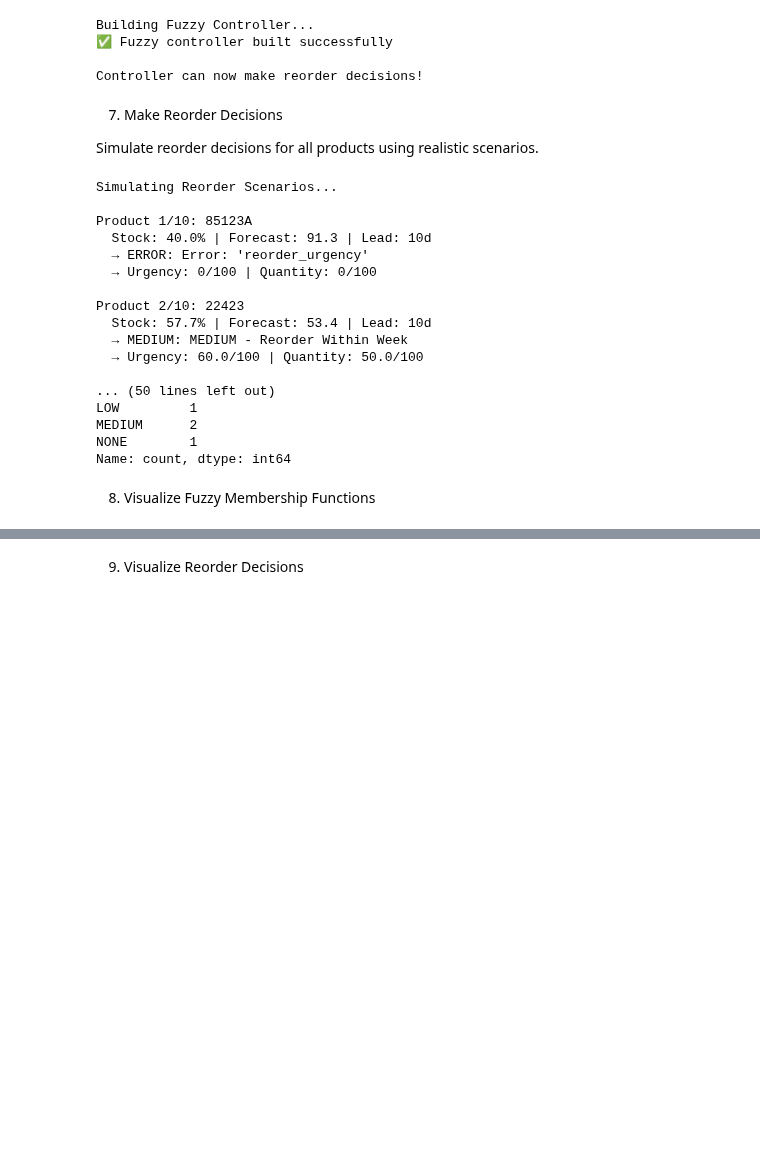
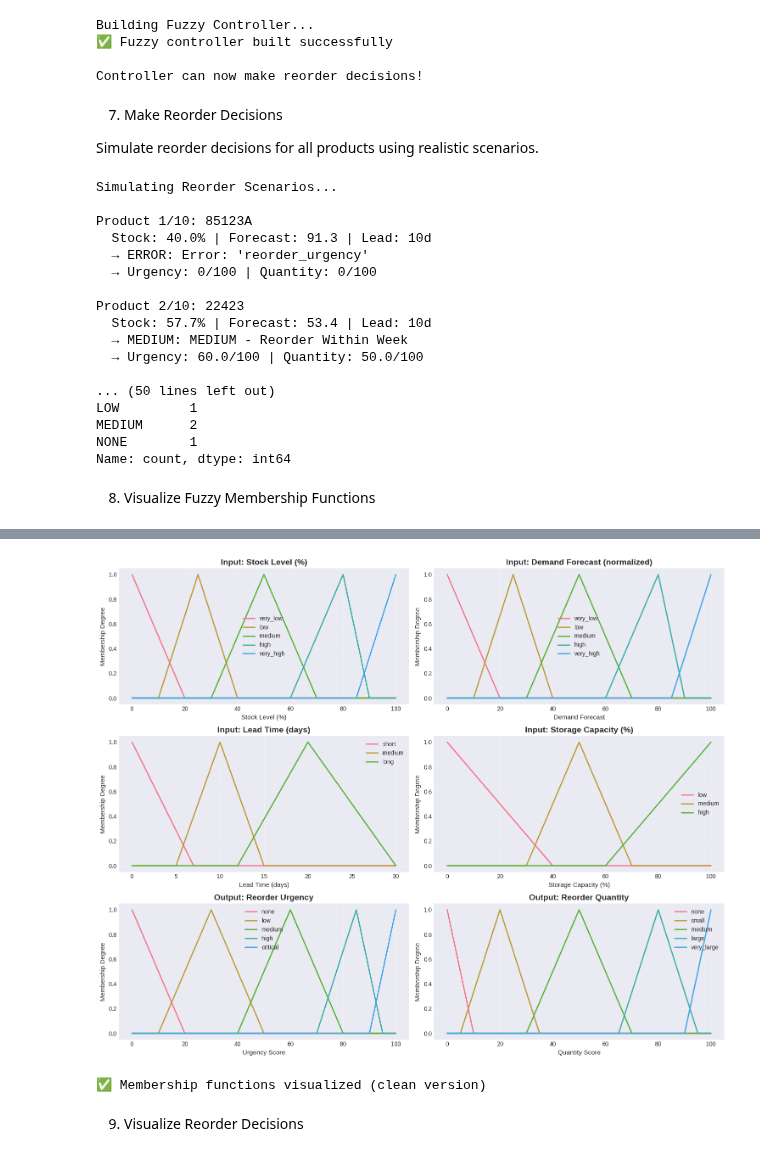
Before and after one commit to wantedwx/ICT304_Grp-1_SmartStock-AI, a Jupyter notebook: ICT304_Grp_1_SmartStock_AI.ipynb, the cells around one changed output, grey strips where cells are left out. Drawn from its saved outputs; the diff is of its cells as text; code cells hidden in the pictures; blank space fills up the shorter version.

```diff
--- a/ICT304_Grp_1_SmartStock_AI.ipynb
+++ b/ICT304_Grp_1_SmartStock_AI.ipynb
@@ -2321,2 +2273,75 @@ print("✅ Membership functions visualized")
+# %%
+# Visualize ONLY the membership function curves
+fig, axes = plt.subplots(3, 2, figsize=(15, 12))
+
+# For each variable, manually plot ONLY the membership functions
+# Stock Level
+ax = axes[0, 0]
+for label, mf in stock_level.terms.items():
+    ax.plot(stock_level.universe, mf.mf, label=label, linewidth=2)
+ax.set_title('Input: Stock Level (%)', fontweight='bold', fontsize=14)
+ax.set_xlabel('Stock Level (%)', fontsize=11)
+ax.set_ylabel('Membership Degree', fontsize=11)
+ax.legend()
+ax.grid(True, alpha=0.3)
+
+# Demand Forecast
+ax = axes[0, 1]
+for label, mf in demand_forecast.terms.items():
+    ax.plot(demand_forecast.universe, mf.mf, label=label, linewidth=2)
+ax.set_title('Input: Demand Forecast (normalized)', fontweight='bold', fontsize=14)
+ax.set_xlabel('Demand Forecast', fontsize=11)
+ax.set_ylabel('Membership Degree', fontsize=11)
+ax.legend()
+ax.grid(True, alpha=0.3)
+
+# Lead Time
+ax = axes[1, 0]
+for label, mf in lead_time.terms.items():
+    ax.plot(lead_time.universe, mf.mf, label=label, linewidth=2)
+ax.set_title('Input: Lead Time (days)', fontweight='bold', fontsize=14)
+ax.set_xlabel('Lead Time (days)', fontsize=11)
+ax.set_ylabel('Membership Degree', fontsize=11)
+ax.legend()
+ax.grid(True, alpha=0.3)
+
+# Storage Capacity
+ax = axes[1, 1]
+for label, mf in storage_capacity.terms.items():
+    ax.plot(storage_capacity.universe, mf.mf, label=label, linewidth=2)
+ax.set_title('Input: Storage Capacity (%)', fontweight='bold', fontsize=14)
+ax.set_xlabel('Storage Capacity (%)', fontsize=11)
+ax.set_ylabel('Membership Degree', fontsize=11)
+ax.legend()
+ax.grid(True, alpha=0.3)
+
+# Reorder Urgency (Output)
+ax = axes[2, 0]
+for label, mf in reorder_urgency.terms.items():
+    ax.plot(reorder_urgency.universe, mf.mf, label=label, linewidth=2)
+ax.set_title('Output: Reorder Urgency', fontweight='bold', fontsize=14)
+ax.set_xlabel('Urgency Score', fontsize=11)
+ax.set_ylabel('Membership Degree', fontsize=11)
+ax.legend()
+ax.grid(True, alpha=0.3)
+
+# Reorder Quantity (Output)
+ax = axes[2, 1]
+for label, mf in reorder_quantity.terms.items():
+    ax.plot(reorder_quantity.universe, mf.mf, label=label, linewidth=2)
+ax.set_title('Output: Reorder Quantity', fontweight='bold', fontsize=14)
+ax.set_xlabel('Quantity Score', fontsize=11)
+ax.set_ylabel('Membership Degree', fontsize=11)
+ax.legend()
+ax.grid(True, alpha=0.3)
+
+plt.tight_layout()
+plt.savefig('fuzzy_membership_functions.png', dpi=300, bbox_inches='tight')
+plt.show()
+
+print("✅ Membership functions visualized (clean version)")
+# %% [output]
+[figure, added]
+✅ Membership functions visualized (clean version)
 # %% [markdown]
 9. Visualize Reorder Decisions
```
Also changed, not shown: parts of 15 cells of this notebook.
